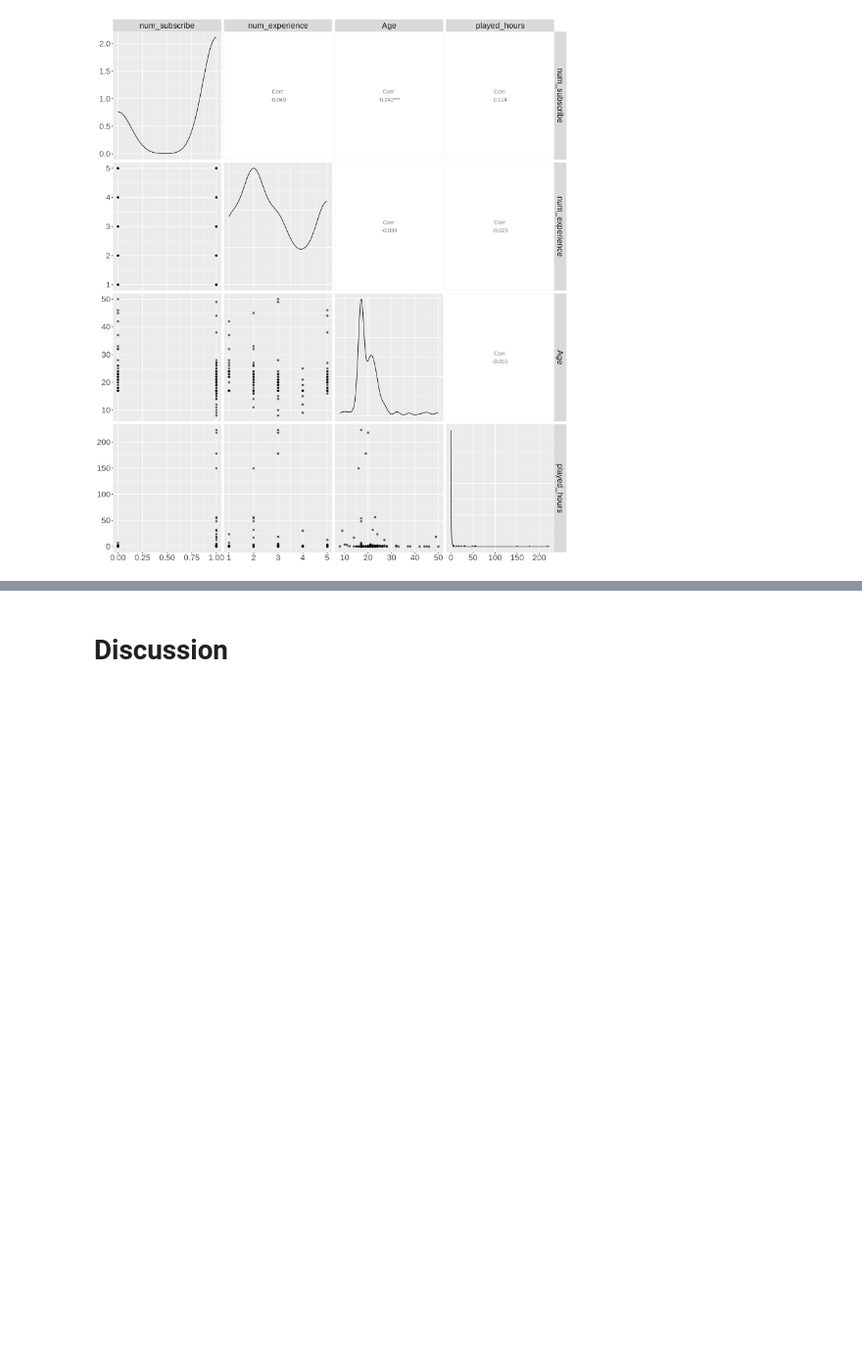
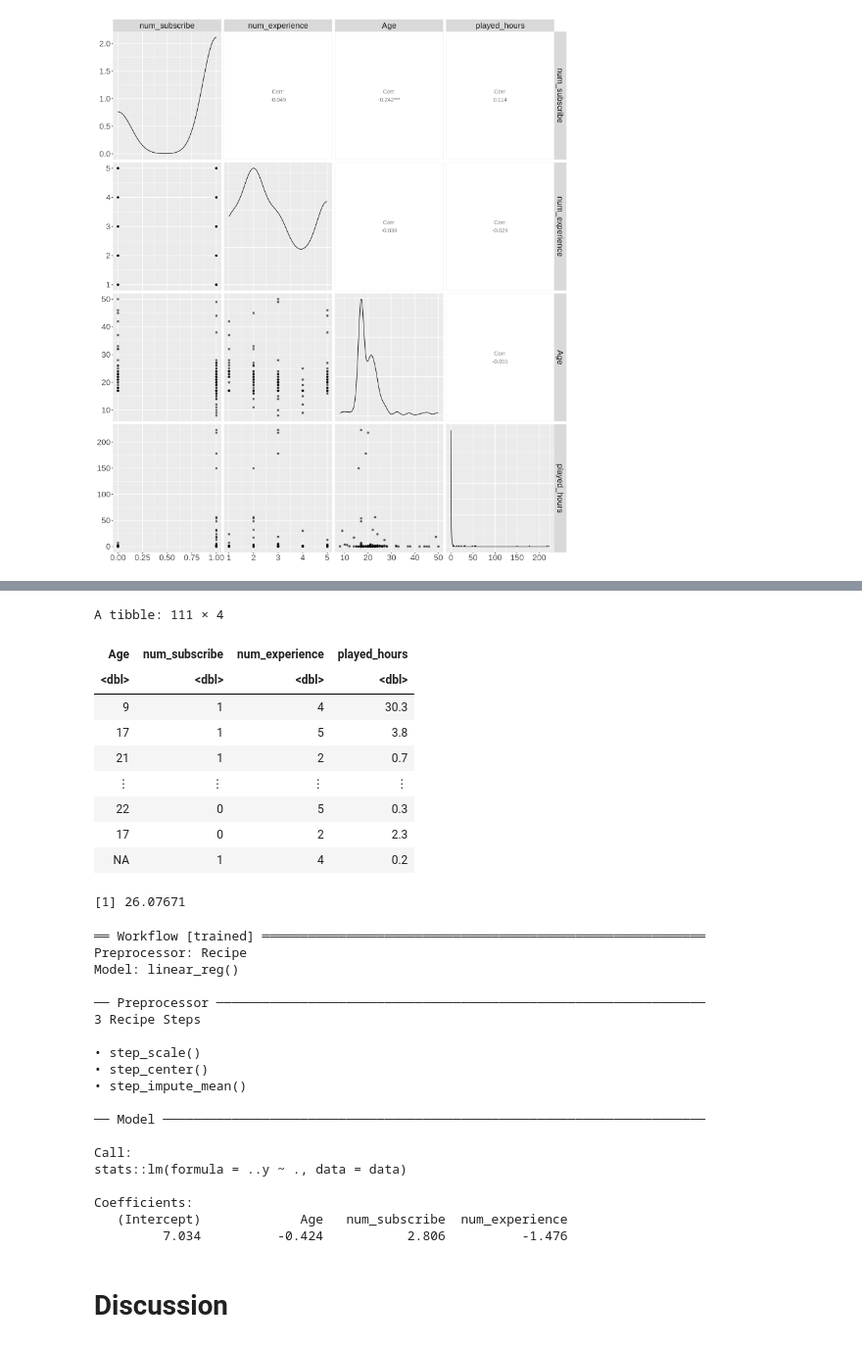
Before and after one commit to ryyuerber/DSCI100_Group_26_Final_Proj, a Jupyter notebook: ProjectWork.ipynb, the cells around one changed output, grey strips where cells are left out. Shown at 98% size. Drawn from its saved outputs; the diff is of its cells as text; code cells hidden in the pictures; blank space fills up the shorter version.

Commit message:
Ln reg nonzeros test

```diff
--- a/ProjectWork.ipynb
+++ b/ProjectWork.ipynb
@@ -250,3 +250,62 @@ Coefficients:
+# %%
+players_fn_nonzeros <- players_fn|>
+    filter(played_hours != 0)
+players_fn_nonzeros
+
+players_split_2 <- initial_split(players_fn_nonzeros, prop = 0.75, strata = played_hours)
+players_training_2 <- training(players_split_2)
+players_testing_2 <- testing(players_split_2)
+
+players_recipe_2 <- recipe(played_hours ~ ., data = players_training_2) |>
+    step_scale(all_predictors()) |>
+    step_center(all_predictors()) |>
+    step_impute_mean(all_predictors())
+
+player_fit_2 <- workflow() |>
+    add_recipe(players_recipe_2) |>
+    add_model(lm_spec) |>
+    fit(data = players_training_2)
+
+players_pred_train_2 <- player_fit_2 |>
+        predict(players_training_2) |>
+        bind_cols(players_training_2)
+lm_rmse_2 <- metrics(players_pred_train_2, truth = played_hours, estimate = .pred) |>
+        filter(.metric == 'rmse') |>
+        select(.estimate) |>
+        pull()
+lm_rmse_2
+player_fit_2
+# %% [output]
+A tibble: 111 × 4
+| Age | num_subscribe | num_experience | played_hours |
+| <dbl> | <dbl> | <dbl> | <dbl> |
+| 9 | 1 | 4 | 30.3 |
+| 17 | 1 | 5 | 3.8 |
+| 21 | 1 | 2 | 0.7 |
+| ⋮ | ⋮ | ⋮ | ⋮ |
+| 22 | 0 | 5 | 0.3 |
+| 17 | 0 | 2 | 2.3 |
+| NA | 1 | 4 | 0.2 |
+[1] 26.07671
+══ Workflow [trained] ══════════════════════════════════════════════════════════
+Preprocessor: Recipe
+Model: linear_reg()
+
+── Preprocessor ────────────────────────────────────────────────────────────────
+3 Recipe Steps
+
+• step_scale()
+• step_center()
+• step_impute_mean()
+
+── Model ───────────────────────────────────────────────────────────────────────
+
+Call:
+stats::lm(formula = ..y ~ ., data = data)
+
+Coefficients:
+   (Intercept)             Age   num_subscribe  num_experience
+         7.034          -0.424           2.806          -1.476
 # %% [markdown]
 # Discussion
 # %% [markdown]
```
Also changed, not shown: parts of 1 cell of this notebook.
